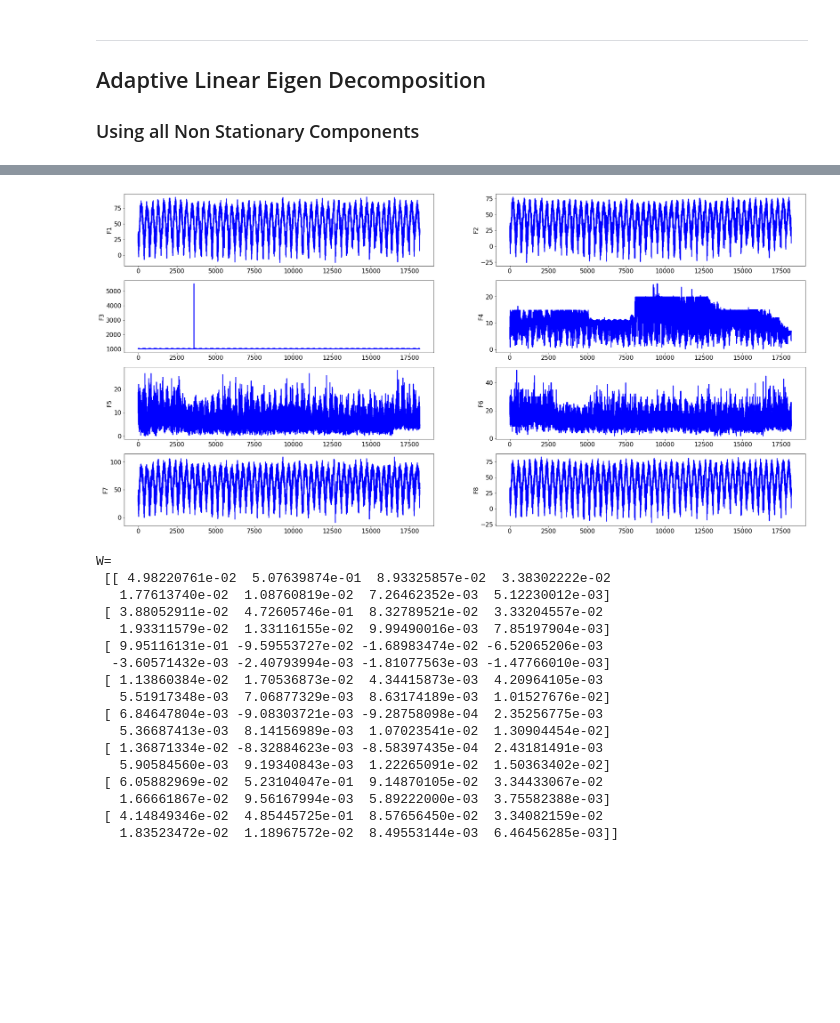
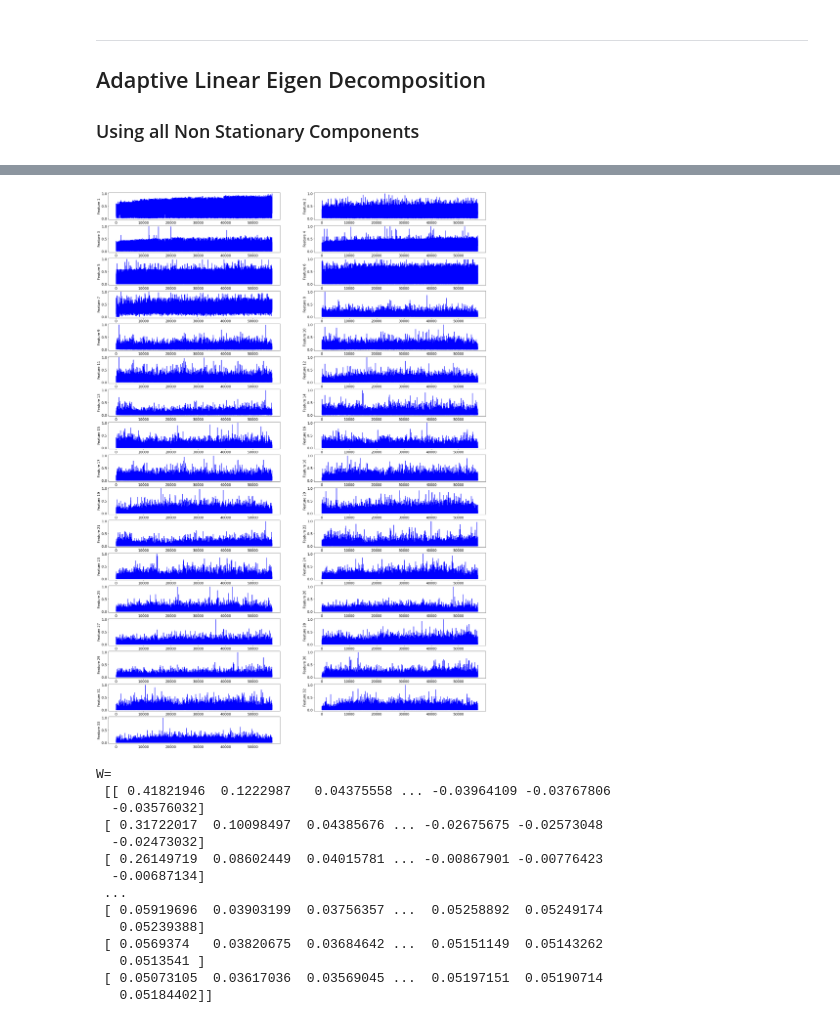
Before and after one commit to cchatterj0/AdaptiveMLAlgorithms, a Jupyter notebook: Chapter8-Expts/drift1_nonstat.ipynb, the cells around one changed output, grey strips where cells are left out. Saved outputs shown, nothing was run; the diff lists cells and outputs as text; code cells hidden in the pictures; blank space fills up the shorter version.

```diff
--- a/Chapter8-Expts/drift1_nonstat.ipynb
+++ b/Chapter8-Expts/drift1_nonstat.ipynb
@@ -69,9 +88,10 @@ print(dataset2.head())
 # %%
-plt.figure(figsize=(32, 16))
+plt.figure(figsize=(32, 24))
 plt.rcParams.update({'font.size': 16})
 cols = dataset2.columns
+n = dataset2.shape[1]//2
 for i in range(dataset2.shape[1]):
-    plt.subplot(3, 2, i+1)
+    plt.subplot(n, 2, i+1)
     plt.ylabel(cols[i])
     plt.plot(dataset2[cols[i]], lw=2, color='b')
 plt.show()
@@ -92,9 +112,9 @@ for iter in range(nSamples//1):
     x = np.array(dataset2.iloc[iter])
     x = x.reshape(nDim,1)
     A = A + (1.0/cnt)*((np.dot(x, x.T)) - A)
-    etat = 1.0/(15000 + cnt)
+    etat = 1.0/(10 + cnt)
     # Deflated Gradient Descent
     W = W + etat*(A @ W - 0.5*W @ np.triu(W.T @ A @ W) - 0.5*A @ W @ np.triu(W.T @ W))
     newnorm = la.norm(W, axis=0)
     N = np.vstack([N, newnorm])
-print("W=\n", W)
+#print("W=\n", W)
@@ -135,8 +151,9 @@ norms = pd.DataFrame({cols[0]: N[:, 0], cols[1]: N[:, 1], cols[2]: N[:, 2], cols
 plt.figure(figsize=(20, 12))
 plt.rcParams.update({'font.size': 16})
 cols = norms.columns
-for i in range(4):
-    plt.subplot(4, 1, i+1)
+for i in range(2):
+    plt.subplot(2, 1, i+1)
+    plt.ylim([0,1.01])
     plt.ylabel('||Phi {}||'.format(i+1))
     plt.plot(norms[cols[i]], lw=2, color='b')
 plt.show()
@@ -147,8 +164,7 @@ plt.show()
 ## Adaptive Linear Eigen Decomposition
 ### Using all Non Stationary Components
 # %%
-dataset1 = dataset.drop(['Class'], 1)
-
+dataset1 = dataset.drop('Class', 1) #.iloc[0:10000]
 print(dataset1.shape)
 print(dataset1.head())
 # %% [output]
@@ -162,14 +188,14 @@ print(dataset1.head())
 # %%
-plt.figure(figsize=(32, 16))
+plt.figure(figsize=(32, 48))
 plt.rcParams.update({'font.size': 16})
 cols = dataset1.columns
 for i in range(dataset1.shape[1]):
-    plt.subplot(4, 2, i+1)
-    plt.ylabel(cols[i])
+    plt.subplot(17, 2, i+1)
+    plt.ylabel('Feature {}'.format(i+1))
     plt.plot(dataset1[cols[i]], lw=2, color='b')
 plt.show()
 # %% [output]
-[figure, old version]
+[figure, new version]
 # %%
 # Adaptive algorithm
 from numpy import linalg as la
@@ -185,7 +211,7 @@ for iter in range(nSamples//1):
     x = np.array(dataset1.iloc[iter])
     x = x.reshape(nDim,1)
     A = A + (1.0/cnt)*((np.dot(x, x.T)) - A)
-    etat = 1.0/(1500000 + cnt)
+    etat = 1.0/(25 + cnt)
     # Deflated Gradient Descent
     W = W + etat*(A @ W - 0.5*W @ np.triu(W.T @ A @ W) - 0.5*A @ W @ np.triu(W.T @ W))
     newnorm = la.norm(W, axis=0)
@@ -193,22 +219,19 @@ for iter in range(nSamples//1):
 print("W=\n", W)
 # %% [output]
 W=
- [[ 4.98220761e-02  5.07639874e-01  8.93325857e-02  3.38302222e-02
-   1.77613740e-02  1.08760819e-02  7.26462352e-03  5.12230012e-03]
- [ 3.88052911e-02  4.72605746e-01  8.32789521e-02  3.33204557e-02
-   1.93311579e-02  1.33116155e-02  9.99490016e-03  7.85197904e-03]
- [ 9.95116131e-01 -9.59553727e-02 -1.68983474e-02 -6.52065206e-03
-  -3.60571432e-03 -2.40793994e-03 -1.81077563e-03 -1.47766010e-03]
- [ 1.13860384e-02  1.70536873e-02  4.34415873e-03  4.20964105e-03
-   5.51917348e-03  7.06877329e-03  8.63174189e-03  1.01527676e-02]
- [ 6.84647804e-03 -9.08303721e-03 -9.28758098e-04  2.35256775e-03
-   5.36687413e-03  8.14156989e-03  1.07023541e-02  1.30904454e-02]
- [ 1.36871334e-02 -8.32884623e-03 -8.58397435e-04  2.43181491e-03
-   5.90584560e-03  9.19340843e-03  1.22265091e-02  1.50363402e-02]
- [ 6.05882969e-02  5.23104047e-01  9.14870105e-02  3.34433067e-02
-   1.66661867e-02  9.56167994e-03  5.89222000e-03  3.75582388e-03]
- [ 4.14849346e-02  4.85445725e-01  8.57656450e-02  3.34082159e-02
-   1.83523472e-02  1.18967572e-02  8.49553144e-03  6.46456285e-03]]
+ [[ 0.41821946  0.1222987   0.04375558 ... -0.03964109 -0.03767806
+  -0.03576032]
+ [ 0.31722017  0.10098497  0.04385676 ... -0.02675675 -0.02573048
+  -0.02473032]
+ [ 0.26149719  0.08602449  0.04015781 ... -0.00867901 -0.00776423
+  -0.00687134]
+ ...
+ [ 0.05919696  0.03903199  0.03756357 ...  0.05258892  0.05249174
+   0.05239388]
+ [ 0.0569374   0.03820675  0.03684642 ...  0.05151149  0.05143262
+   0.0513541 ]
+ [ 0.05073105  0.03617036  0.03569045 ...  0.05197151  0.05190714
+   0.05184402]]
 # %%
 import math
 from scipy.linalg import eigh
```
Also changed, not shown: parts of 24 cells of this notebook, 3 other files.
